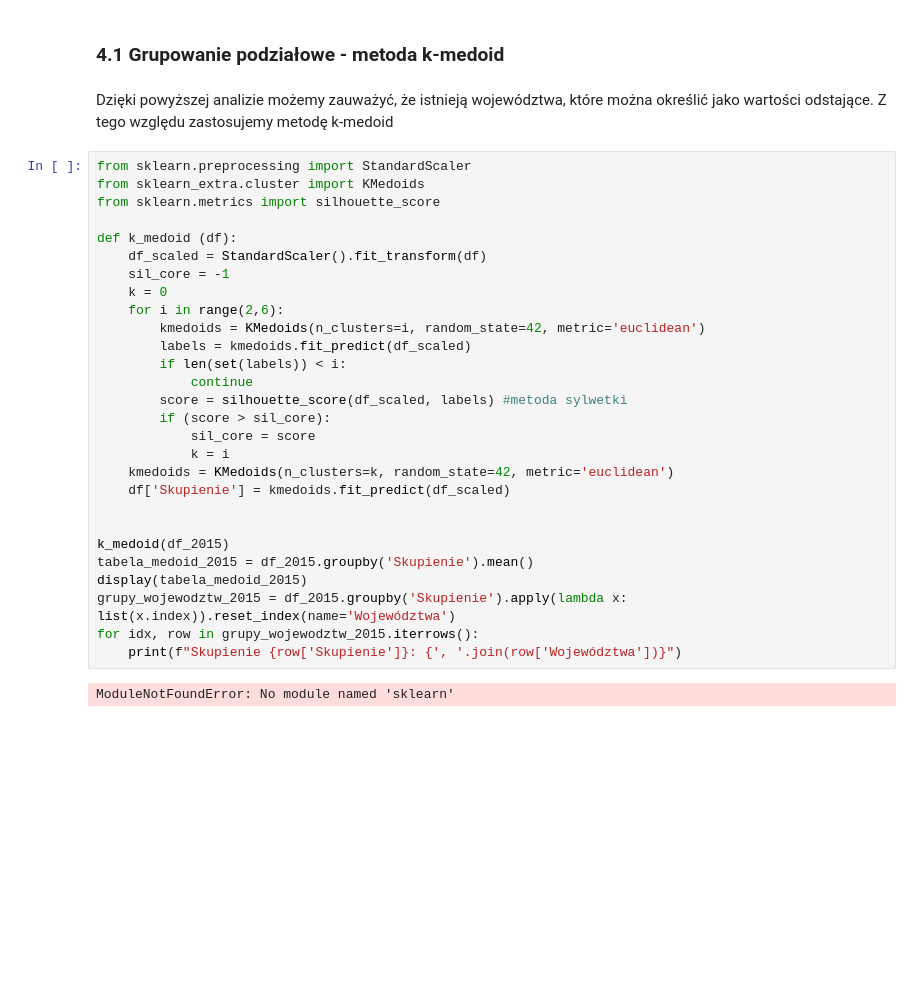
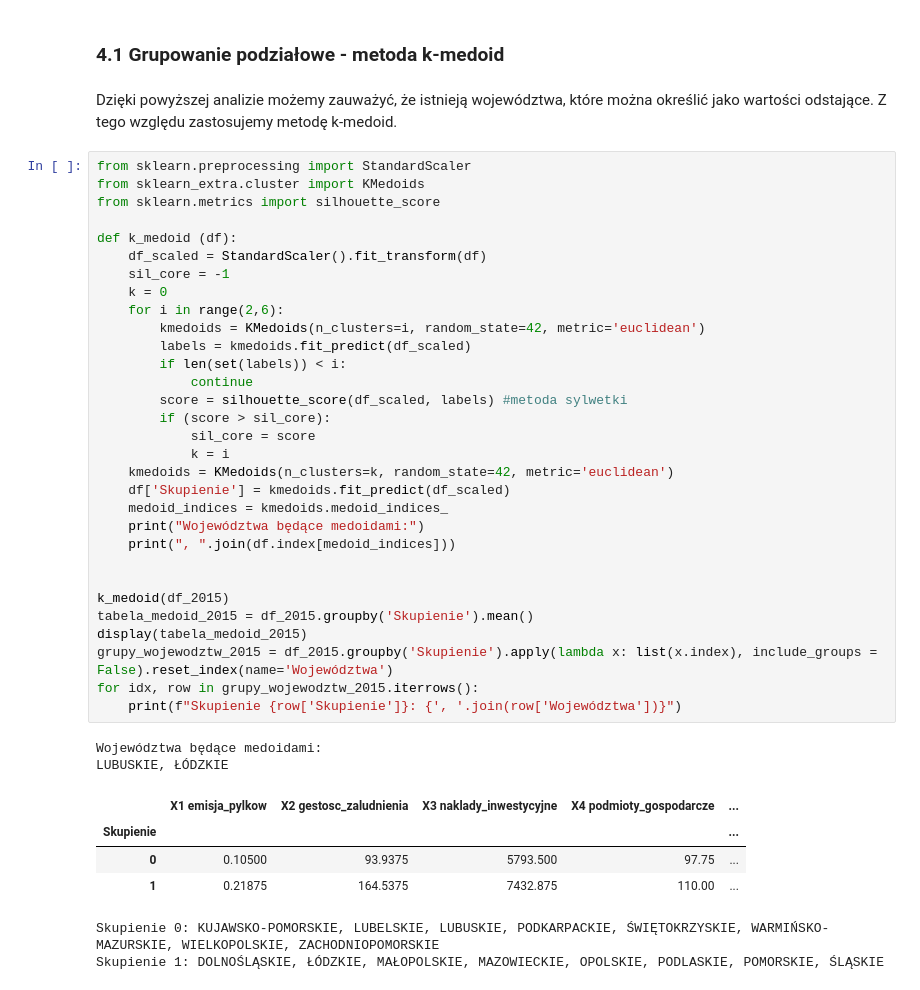
Before and after one commit to Fyjonn/Statistical-data-analysis, a Jupyter notebook: project.ipynb, the cells around one changed output. Drawn from its saved outputs; the diff is of its cells as text; blank space fills up the shorter version.

```diff
--- a/project.ipynb
+++ b/project.ipynb
@@ -379,34 +378,44 @@ Mimo upływu 9 lat generalny układ rankingu cechuje się dużą powtarzalności
 # %% [markdown]
 ### 4.1 Grupowanie podziałowe - metoda k-medoid
 # %% [markdown]
-Dzięki powyższej analizie możemy zauważyć, że istnieją województwa, które można określić jako wartości odstające. Z tego względu zastosujemy metodę k-medoid
+Dzięki powyższej analizie możemy zauważyć, że istnieją województwa, które można określić jako wartości odstające. Z tego względu zastosujemy metodę k-medoid.
 # %%
 from sklearn.preprocessing import StandardScaler
 from sklearn_extra.cluster import KMedoids
 from sklearn.metrics import silhouette_score
 
 def k_medoid (df):
     df_scaled = StandardScaler().fit_transform(df)
     sil_core = -1
     k = 0
     for i in range(2,6):
         kmedoids = KMedoids(n_clusters=i, random_state=42, metric='euclidean')
         labels = kmedoids.fit_predict(df_scaled)
         if len(set(labels)) < i:
             continue
         score = silhouette_score(df_scaled, labels) #metoda sylwetki
         if (score > sil_core):
             sil_core = score
             k = i
     kmedoids = KMedoids(n_clusters=k, random_state=42, metric='euclidean')
     df['Skupienie'] = kmedoids.fit_predict(df_scaled)
+    medoid_indices = kmedoids.medoid_indices_
+    print("Województwa będące medoidami:")
+    print(", ".join(df.index[medoid_indices]))
 
 
 k_medoid(df_2015)
 tabela_medoid_2015 = df_2015.groupby('Skupienie').mean()
 display(tabela_medoid_2015)
-grupy_wojewodztw_2015 = df_2015.groupby('Skupienie').apply(lambda x: list(x.index)).reset_index(name='Województwa')
+grupy_wojewodztw_2015 = df_2015.groupby('Skupienie').apply(lambda x: list(x.index), include_groups = False).reset_index(name='Województwa')
 for idx, row in grupy_wojewodztw_2015.iterrows():
     print(f"Skupienie {row['Skupienie']}: {', '.join(row['Województwa'])}")
 # %% [output]
-ModuleNotFoundError: No module named 'sklearn'
+Województwa będące medoidami:
+LUBUSKIE, ŁÓDZKIE
+|  | X1 emisja_pylkow | X2 gestosc_zaludnienia | X3 naklady_inwestycyjne | X4 podmioty_gospodarcze | ... |
+| Skupienie |  |  |  |  | ... |
+| 0 | 0.10500 | 93.9375 | 5793.500 | 97.75 | ... |
+| 1 | 0.21875 | 164.5375 | 7432.875 | 110.00 | ... |
+Skupienie 0: KUJAWSKO-POMORSKIE, LUBELSKIE, LUBUSKIE, PODKARPACKIE, ŚWIĘTOKRZYSKIE, WARMIŃSKO-MAZURSKIE, WIELKOPOLSKIE, ZACHODNIOPOMORSKIE
+Skupienie 1: DOLNOŚLĄSKIE, ŁÓDZKIE, MAŁOPOLSKIE, MAZOWIECKIE, OPOLSKIE, PODLASKIE, POMORSKIE, ŚLĄSKIE
```
Also changed, not shown: parts of 13 cells of this notebook.
